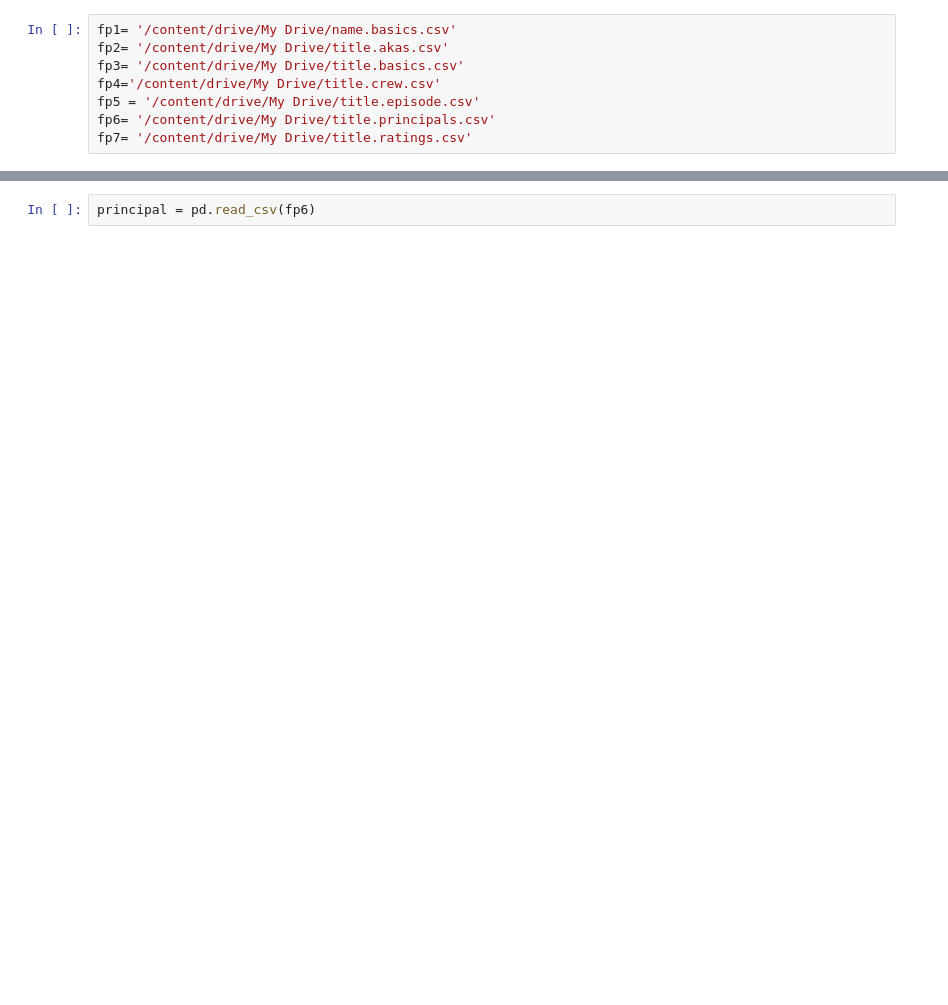
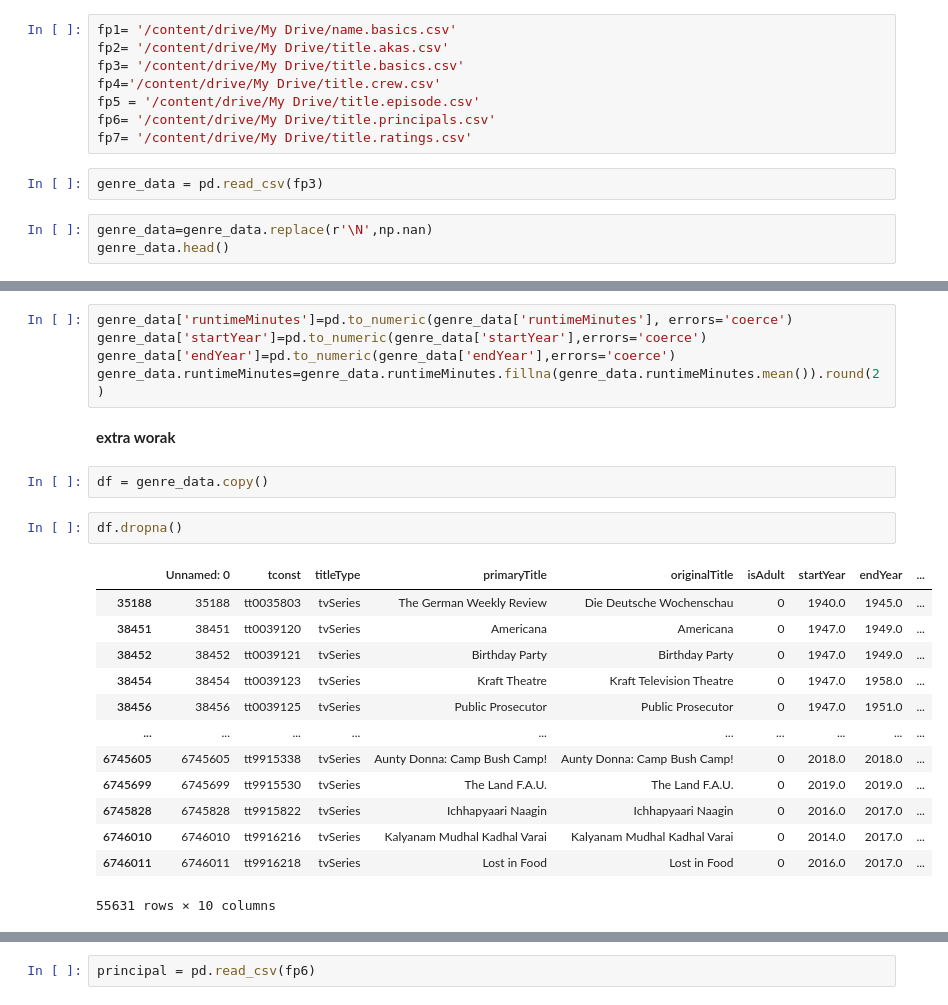
Before and after one commit to Akashpandey82/google-colab, a Jupyter notebook: Practicenotebook_.ipynb, the cells around one changed output, grey strips where cells are left out. Cells and saved outputs as stored; diff of their text form; blank space fills up the shorter version.

```diff
--- a/Practicenotebook_.ipynb
+++ b/Practicenotebook_.ipynb
@@ -13,3 +11,8 @@ fp4='/content/drive/My Drive/title.crew.csv'
 fp5 = '/content/drive/My Drive/title.episode.csv'
 fp6= '/content/drive/My Drive/title.principals.csv'
 fp7= '/content/drive/My Drive/title.ratings.csv'
+# %%
+genre_data = pd.read_csv(fp3)
+# %%
+genre_data=genre_data.replace(r'\N',np.nan)
+genre_data.head()
@@ -15,0 +26,25 @@ fp7= '/content/drive/My Drive/title.ratings.csv'
+# %%
+genre_data['runtimeMinutes']=pd.to_numeric(genre_data['runtimeMinutes'], errors='coerce')
+genre_data['startYear']=pd.to_numeric(genre_data['startYear'],errors='coerce')
+genre_data['endYear']=pd.to_numeric(genre_data['endYear'],errors='coerce')
+genre_data.runtimeMinutes=genre_data.runtimeMinutes.fillna(genre_data.runtimeMinutes.mean()).round(2)
+# %% [markdown]
+**extra worak**
+# %%
+df = genre_data.copy()
+# %%
+df.dropna()
+# %% [output]
+|  | Unnamed: 0 | tconst | titleType | primaryTitle | originalTitle | isAdult | startYear | endYear | ... |
+| 35188 | 35188 | tt0035803 | tvSeries | The German Weekly Review | Die Deutsche Wochenschau | 0 | 1940.0 | 1945.0 | ... |
+| 38451 | 38451 | tt0039120 | tvSeries | Americana | Americana | 0 | 1947.0 | 1949.0 | ... |
+| 38452 | 38452 | tt0039121 | tvSeries | Birthday Party | Birthday Party | 0 | 1947.0 | 1949.0 | ... |
+| 38454 | 38454 | tt0039123 | tvSeries | Kraft Theatre | Kraft Television Theatre | 0 | 1947.0 | 1958.0 | ... |
+| 38456 | 38456 | tt0039125 | tvSeries | Public Prosecutor | Public Prosecutor | 0 | 1947.0 | 1951.0 | ... |
+| ... | ... | ... | ... | ... | ... | ... | ... | ... | ... |
+| 6745605 | 6745605 | tt9915338 | tvSeries | Aunty Donna: Camp Bush Camp! | Aunty Donna: Camp Bush Camp! | 0 | 2018.0 | 2018.0 | ... |
+| 6745699 | 6745699 | tt9915530 | tvSeries | The Land F.A.U. | The Land F.A.U. | 0 | 2019.0 | 2019.0 | ... |
+| 6745828 | 6745828 | tt9915822 | tvSeries | Ichhapyaari Naagin | Ichhapyaari Naagin | 0 | 2016.0 | 2017.0 | ... |
+| 6746010 | 6746010 | tt9916216 | tvSeries | Kalyanam Mudhal Kadhal Varai | Kalyanam Mudhal Kadhal Varai | 0 | 2014.0 | 2017.0 | ... |
+| 6746011 | 6746011 | tt9916218 | tvSeries | Lost in Food | Lost in Food | 0 | 2016.0 | 2017.0 | ... |
+55631 rows × 10 columns
```
Also changed, not shown: parts of 74 cells of this notebook.
